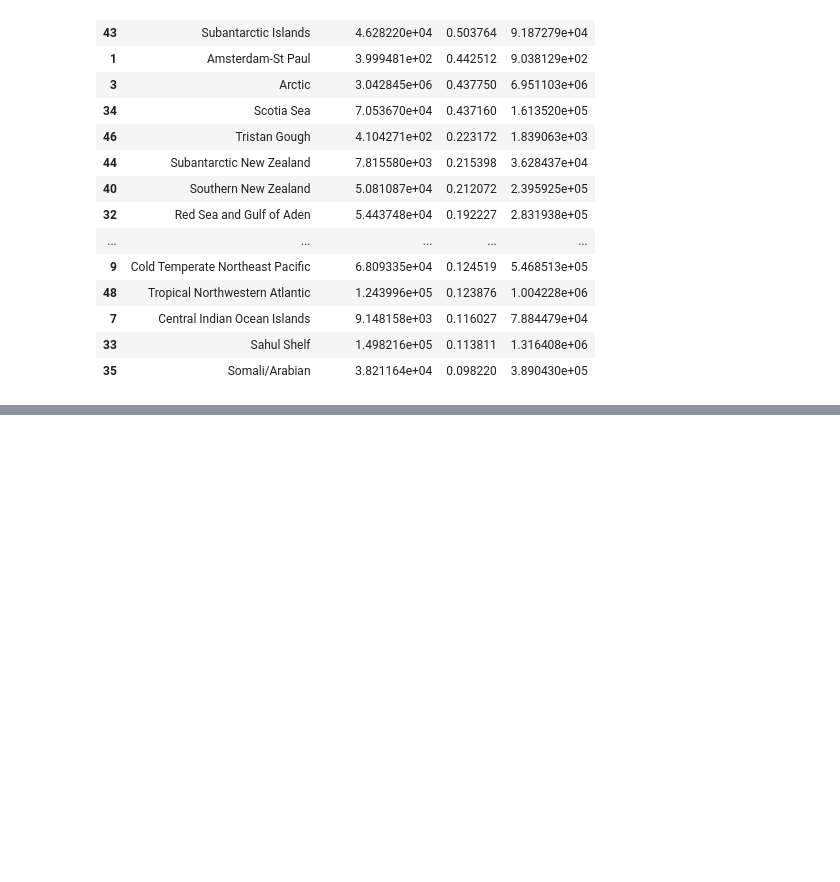
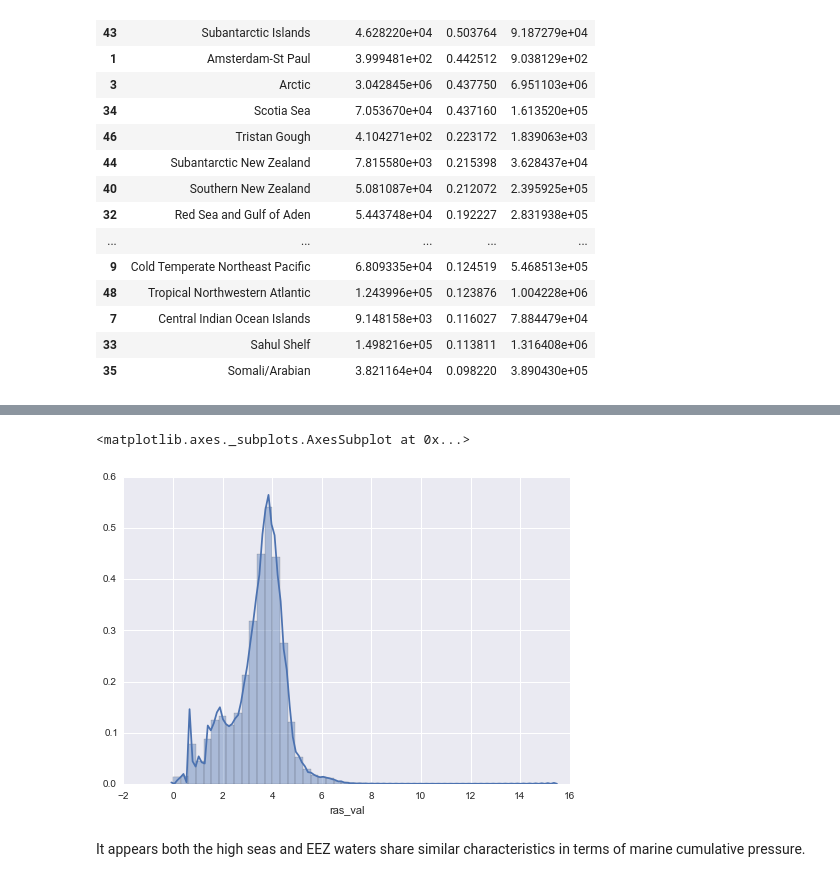
Before and after one commit to Yichuans/wilderness-wh, a Jupyter notebook: wilderness_analysis.ipynb, the cells around one changed output, grey strips where cells are left out. Drawn from its saved outputs; the diff is of its cells as text; code cells hidden in the pictures; blank space fills up the shorter version.

```diff
--- a/wilderness_analysis.ipynb
+++ b/wilderness_analysis.ipynb
@@ -234,0 +271,7 @@ result_agg_10_m200.sort_values('per_ltt', ascending = False).head(20)
+# %%
+sns.distplot(input_data.ras_val)
+# %% [output]
+<matplotlib.axes._subplots.AxesSubplot at 0x...>
+[figure, added]
+# %% [markdown]
+It appears both the high seas and EEZ waters share similar characteristics in terms of marine cumulative pressure.
```
Also changed, not shown: parts of 8 cells of this notebook.
